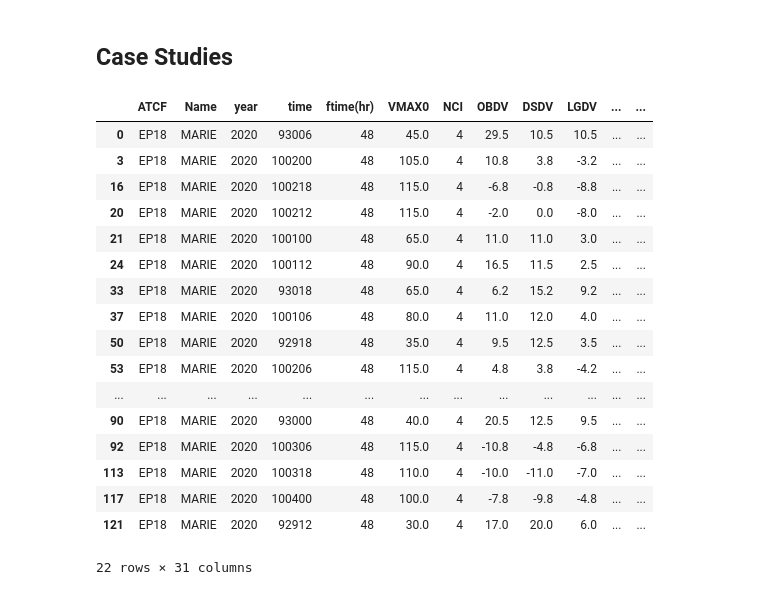
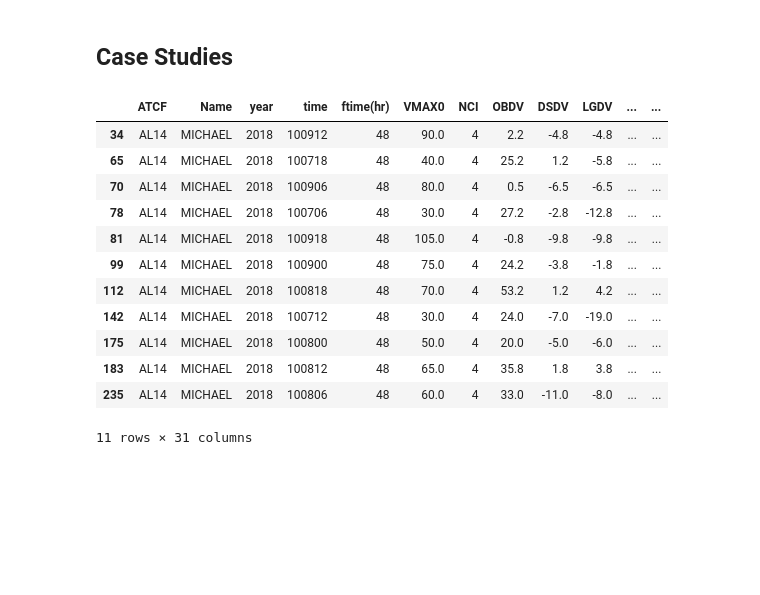
Before and after one commit to eabarnes1010/hurricane_uqcomparisons, a Jupyter notebook: _plot_xai.ipynb, the cells around one changed output. Saved outputs shown, nothing was run; the diff lists cells and outputs as text; code cells hidden in the pictures; blank space fills up the shorter version.

```diff
--- a/_plot_xai.ipynb
+++ b/_plot_xai.ipynb
@@ -413,24 +417,23 @@ plt.show()
 # %% [markdown]
 ## Case Studies
-# %%
-df_test[df_test['Name']=='MARIE']
-# %% [output]
-|  | ATCF | Name | year | time | ftime(hr) | VMAX0 | NCI | OBDV | DSDV | LGDV | ... | ... |
-| 0 | EP18 | MARIE | 2020 | 93006 | 48 | 45.0 | 4 | 29.5 | 10.5 | 10.5 | ... | ... |
-| 3 | EP18 | MARIE | 2020 | 100200 | 48 | 105.0 | 4 | 10.8 | 3.8 | -3.2 | ... | ... |
-| 16 | EP18 | MARIE | 2020 | 100218 | 48 | 115.0 | 4 | -6.8 | -0.8 | -8.8 | ... | ... |
-| 20 | EP18 | MARIE | 2020 | 100212 | 48 | 115.0 | 4 | -2.0 | 0.0 | -8.0 | ... | ... |
-| 21 | EP18 | MARIE | 2020 | 100100 | 48 | 65.0 | 4 | 11.0 | 11.0 | 3.0 | ... | ... |
-| 24 | EP18 | MARIE | 2020 | 100112 | 48 | 90.0 | 4 | 16.5 | 11.5 | 2.5 | ... | ... |
-| 33 | EP18 | MARIE | 2020 | 93018 | 48 | 65.0 | 4 | 6.2 | 15.2 | 9.2 | ... | ... |
-| 37 | EP18 | MARIE | 2020 | 100106 | 48 | 80.0 | 4 | 11.0 | 12.0 | 4.0 | ... | ... |
-| 50 | EP18 | MARIE | 2020 | 92918 | 48 | 35.0 | 4 | 9.5 | 12.5 | 3.5 | ... | ... |
-| 53 | EP18 | MARIE | 2020 | 100206 | 48 | 115.0 | 4 | 4.8 | 3.8 | -4.2 | ... | ... |
-| ... | ... | ... | ... | ... | ... | ... | ... | ... | ... | ... | ... | ... |
-| 90 | EP18 | MARIE | 2020 | 93000 | 48 | 40.0 | 4 | 20.5 | 12.5 | 9.5 | ... | ... |
-| 92 | EP18 | MARIE | 2020 | 100306 | 48 | 115.0 | 4 | -10.8 | -4.8 | -6.8 | ... | ... |
-| 113 | EP18 | MARIE | 2020 | 100318 | 48 | 110.0 | 4 | -10.0 | -11.0 | -7.0 | ... | ... |
-| 117 | EP18 | MARIE | 2020 | 100400 | 48 | 100.0 | 4 | -7.8 | -9.8 | -4.8 | ... | ... |
-| 121 | EP18 | MARIE | 2020 | 92912 | 48 | 30.0 | 4 | 17.0 | 20.0 | 6.0 | ... | ... |
-22 rows × 31 columns
+# %%
+# sample = 50
+# df_test[df_test['Name']=='MARIE']
+
+sample=175
+df_test[df_test['Name']=='MICHAEL']
+# %% [output]
+|  | ATCF | Name | year | time | ftime(hr) | VMAX0 | NCI | OBDV | DSDV | LGDV | ... | ... |
+| 34 | AL14 | MICHAEL | 2018 | 100912 | 48 | 90.0 | 4 | 2.2 | -4.8 | -4.8 | ... | ... |
+| 65 | AL14 | MICHAEL | 2018 | 100718 | 48 | 40.0 | 4 | 25.2 | 1.2 | -5.8 | ... | ... |
+| 70 | AL14 | MICHAEL | 2018 | 100906 | 48 | 80.0 | 4 | 0.5 | -6.5 | -6.5 | ... | ... |
+| 78 | AL14 | MICHAEL | 2018 | 100706 | 48 | 30.0 | 4 | 27.2 | -2.8 | -12.8 | ... | ... |
+| 81 | AL14 | MICHAEL | 2018 | 100918 | 48 | 105.0 | 4 | -0.8 | -9.8 | -9.8 | ... | ... |
+| 99 | AL14 | MICHAEL | 2018 | 100900 | 48 | 75.0 | 4 | 24.2 | -3.8 | -1.8 | ... | ... |
+| 112 | AL14 | MICHAEL | 2018 | 100818 | 48 | 70.0 | 4 | 53.2 | 1.2 | 4.2 | ... | ... |
+| 142 | AL14 | MICHAEL | 2018 | 100712 | 48 | 30.0 | 4 | 24.0 | -7.0 | -19.0 | ... | ... |
+| 175 | AL14 | MICHAEL | 2018 | 100800 | 48 | 50.0 | 4 | 20.0 | -5.0 | -6.0 | ... | ... |
+| 183 | AL14 | MICHAEL | 2018 | 100812 | 48 | 65.0 | 4 | 35.8 | 1.8 | 3.8 | ... | ... |
+| 235 | AL14 | MICHAEL | 2018 | 100806 | 48 | 60.0 | 4 | 33.0 | -11.0 | -8.0 | ... | ... |
+11 rows × 31 columns
 # %%
```
Also changed, not shown: parts of 7 cells of this notebook, 4 other files.
